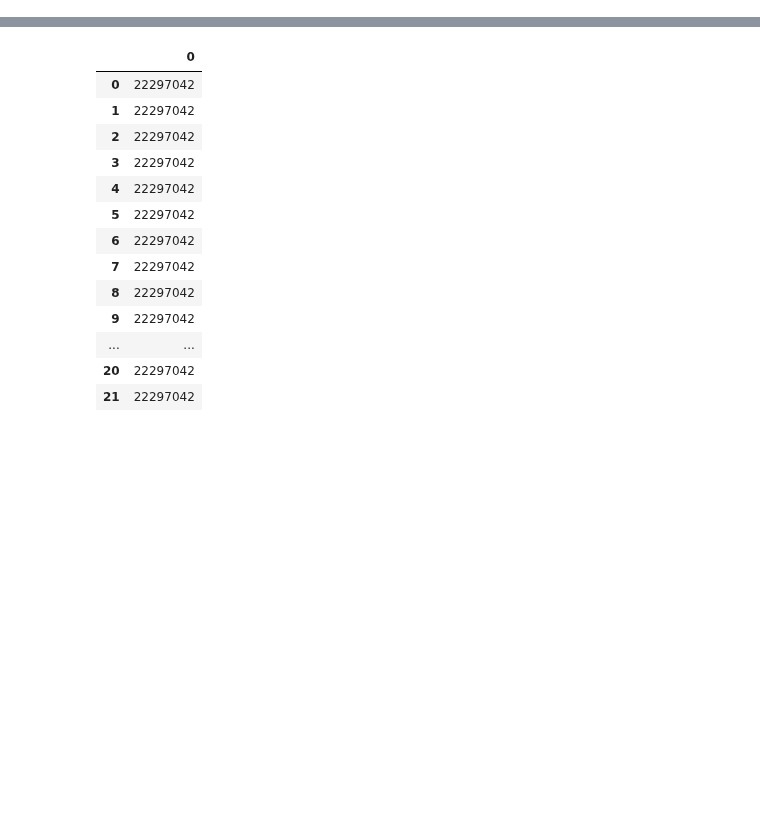
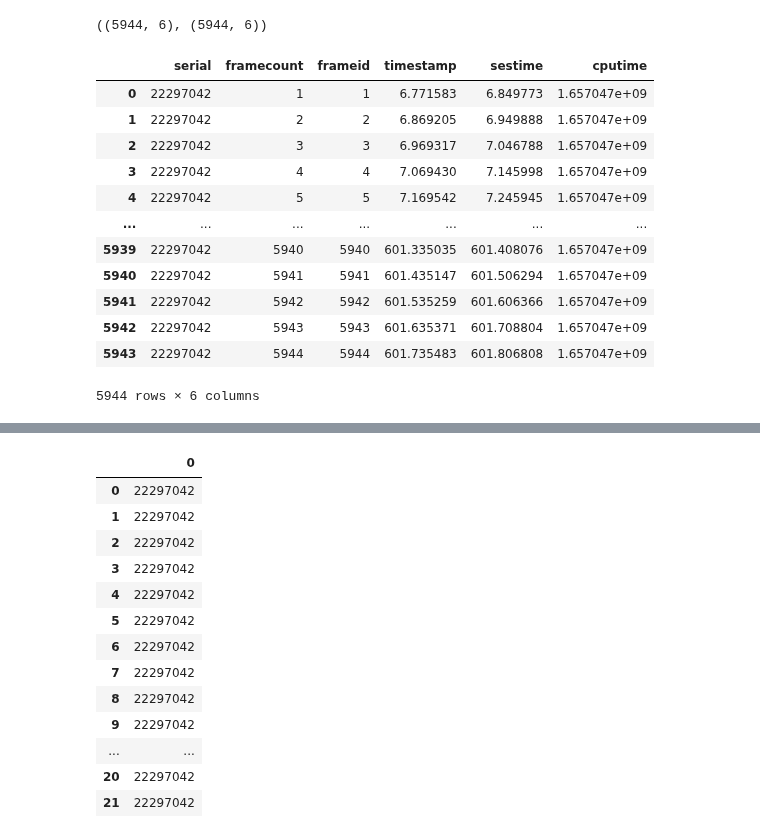
Before and after one commit to julianarhee/PIMAQ, a Jupyter notebook: basler-output.ipynb, the cells around one changed output, grey strips where cells are left out. Cells and saved outputs as stored; diff of their text form; code cells hidden in the pictures; blank space fills up the shorter version.

Commit message:
parallel processes with preview and save threads. correct frame triggers and frames for dur=10

```diff
--- a/basler-output.ipynb
+++ b/basler-output.ipynb
@@ -7,6 +7,32 @@ import pylab as pl
 # %%
 %matplotlib notebook
 # %%
-experiment = 'JB999_220703_182337'
-fn1 = '/home/julianarhee/Videos/basler-pq/%s/right_top_metadata.h5' % experiment
-fn2 = '/home/julianarhee/Videos/basler-pq/%s/left_top_metadata.h5' % experiment
+# experiment = 'JB999_220703_182337'
+experiment = 'JB999_220705_141018' #135834'
+experiment = 'JB999_220705_144136'
+ext='csv'
+fn1 = '/home/julianarhee/Videos/basler-pq/%s/left_top_metadata.%s' % (experiment, ext)
+fn2 = '/home/julianarhee/Videos/basler-pq/%s/right_top_metadata.%s' % (experiment, ext)
+# %%
+df1 = pd.read_csv(fn1, sep=',')
+df2 = pd.read_csv(fn2, sep=',')
+# %%
+df1.shape, df2.shape
+# %% [output]
+((5944, 6), (5944, 6))
+# %%
+df1
+# %% [output]
+|  | serial | framecount | frameid | timestamp | sestime | cputime |
+| 0 | 22297042 | 1 | 1 | 6.771583 | 6.849773 | 1.657047e+09 |
+| 1 | 22297042 | 2 | 2 | 6.869205 | 6.949888 | 1.657047e+09 |
+| 2 | 22297042 | 3 | 3 | 6.969317 | 7.046788 | 1.657047e+09 |
+| 3 | 22297042 | 4 | 4 | 7.069430 | 7.145998 | 1.657047e+09 |
+| 4 | 22297042 | 5 | 5 | 7.169542 | 7.245945 | 1.657047e+09 |
+| ... | ... | ... | ... | ... | ... | ... |
+| 5939 | 22297042 | 5940 | 5940 | 601.335035 | 601.408076 | 1.657047e+09 |
+| 5940 | 22297042 | 5941 | 5941 | 601.435147 | 601.506294 | 1.657047e+09 |
+| 5941 | 22297042 | 5942 | 5942 | 601.535259 | 601.606366 | 1.657047e+09 |
+| 5942 | 22297042 | 5943 | 5943 | 601.635371 | 601.708804 | 1.657047e+09 |
+| 5943 | 22297042 | 5944 | 5944 | 601.735483 | 601.806808 | 1.657047e+09 |
+5944 rows × 6 columns
```
Also changed, not shown: parts of 14 cells of this notebook, 3 other files.
